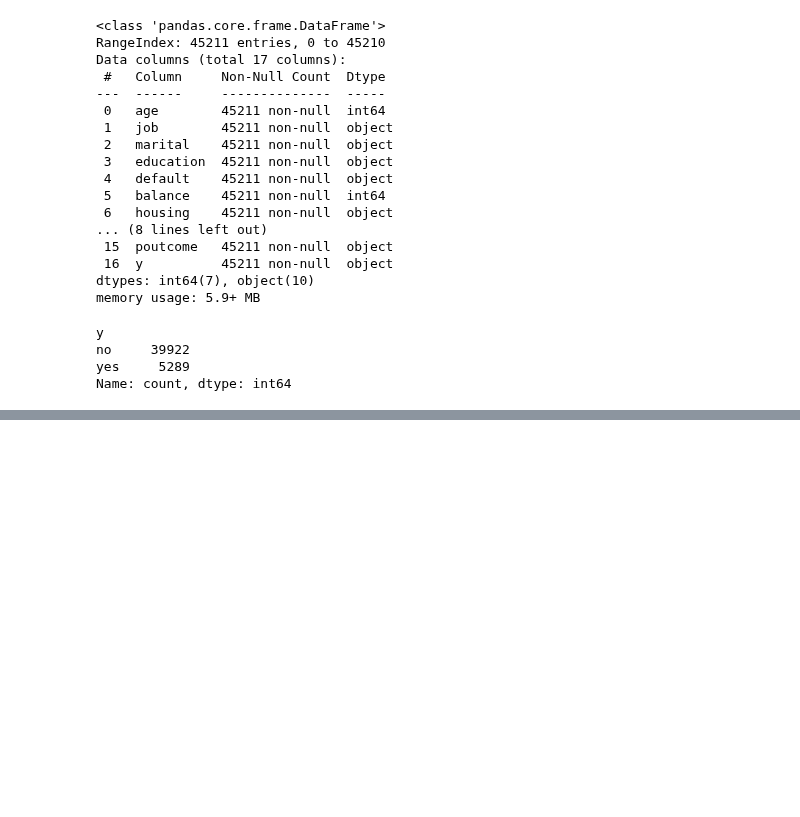
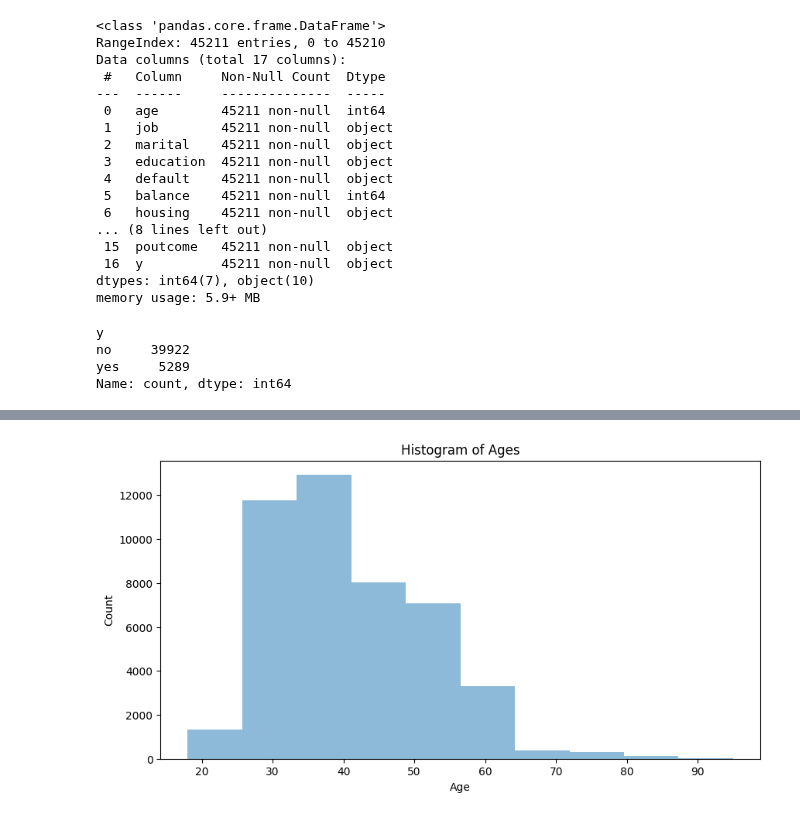
Before and after one commit to CalebMcCurdy/Bank-Term-Deposit-Predictions, a Jupyter notebook: Final Project.ipynb, the cells around one changed output, grey strips where cells are left out. Drawn from its saved outputs; the diff is of its cells as text; code cells hidden in the pictures; blank space fills up the shorter version.

```diff
--- a/Final Project.ipynb
+++ b/Final Project.ipynb
@@ -55,0 +73,11 @@ Name: count, dtype: int64
+# %%
+# plot the histogram of the ages
+plt.figure(figsize = (10,5))
+plt.hist(bank['age'], alpha = 0.5, label='Age')
+plt.xlabel("Age")
+plt.ylabel("Count")
+plt.ticklabel_format(style='plain')
+plt.title('Histogram of Ages')
+plt.show()
+# %% [output]
+[figure, added]
```
Also changed, not shown: parts of 4 cells of this notebook.
